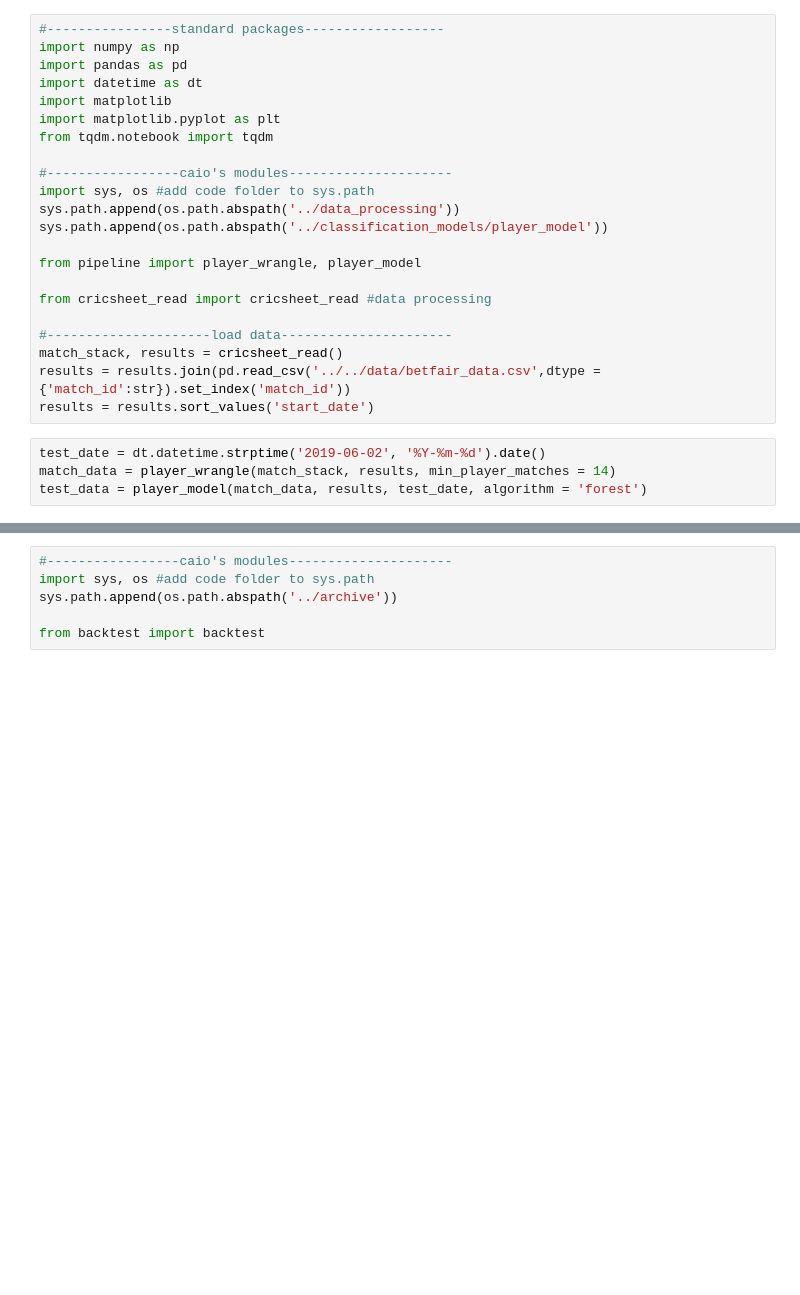
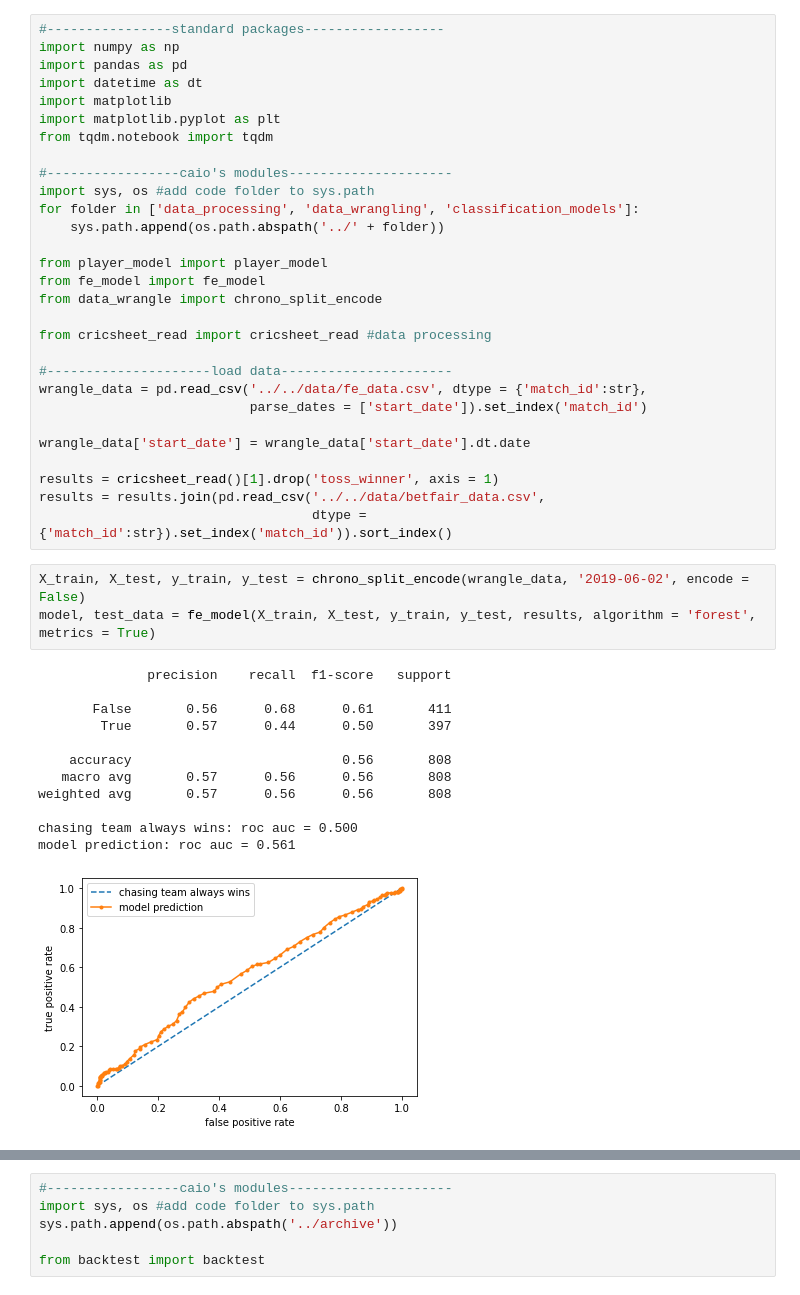
Before and after one commit to caiodrear/cricket, a Jupyter notebook: code/backtesting/backtest.ipynb, the cells around one changed output, grey strips where cells are left out. Cells and saved outputs as stored; diff of their text form; blank space fills up the shorter version.

```diff
--- a/code/backtesting/backtest.ipynb
+++ b/code/backtesting/backtest.ipynb
@@ -9,18 +9,37 @@ from tqdm.notebook import tqdm
 
 #-----------------caio's modules---------------------
 import sys, os #add code folder to sys.path
-sys.path.append(os.path.abspath('../data_processing'))
-sys.path.append(os.path.abspath('../classification_models/player_model'))
+for folder in ['data_processing', 'data_wrangling', 'classification_models']:
+    sys.path.append(os.path.abspath('../' + folder))
 
-from pipeline import player_wrangle, player_model
+from player_model import player_model
+from fe_model import fe_model
+from data_wrangle import chrono_split_encode
 
 from cricsheet_read import cricsheet_read #data processing
 
 #---------------------load data----------------------
-match_stack, results = cricsheet_read()
-results = results.join(pd.read_csv('../../data/betfair_data.csv',dtype = {'match_id':str}).set_index('match_id'))
-results = results.sort_values('start_date')
+wrangle_data = pd.read_csv('../../data/fe_data.csv', dtype = {'match_id':str},
+                           parse_dates = ['start_date']).set_index('match_id')
+
+wrangle_data['start_date'] = wrangle_data['start_date'].dt.date
+
+results = cricsheet_read()[1].drop('toss_winner', axis = 1)
+results = results.join(pd.read_csv('../../data/betfair_data.csv',
+                                   dtype = {'match_id':str}).set_index('match_id')).sort_index()
-# %%
-test_date = dt.datetime.strptime('2019-06-02', '%Y-%m-%d').date()
-match_data = player_wrangle(match_stack, results, min_player_matches = 14)
-test_data = player_model(match_data, results, test_date, algorithm = 'forest')
+# %%
+X_train, X_test, y_train, y_test = chrono_split_encode(wrangle_data, '2019-06-02', encode = False)
+model, test_data = fe_model(X_train, X_test, y_train, y_test, results, algorithm = 'forest', metrics = True)
+# %% [output]
+              precision    recall  f1-score   support
+
+       False       0.56      0.68      0.61       411
+        True       0.57      0.44      0.50       397
+
+    accuracy                           0.56       808
+   macro avg       0.57      0.56      0.56       808
+weighted avg       0.57      0.56      0.56       808
+
+chasing team always wins: roc auc = 0.500
+model prediction: roc auc = 0.561
+[figure, added]
```
Also changed, not shown: parts of 6 cells of this notebook, 10 other files.
